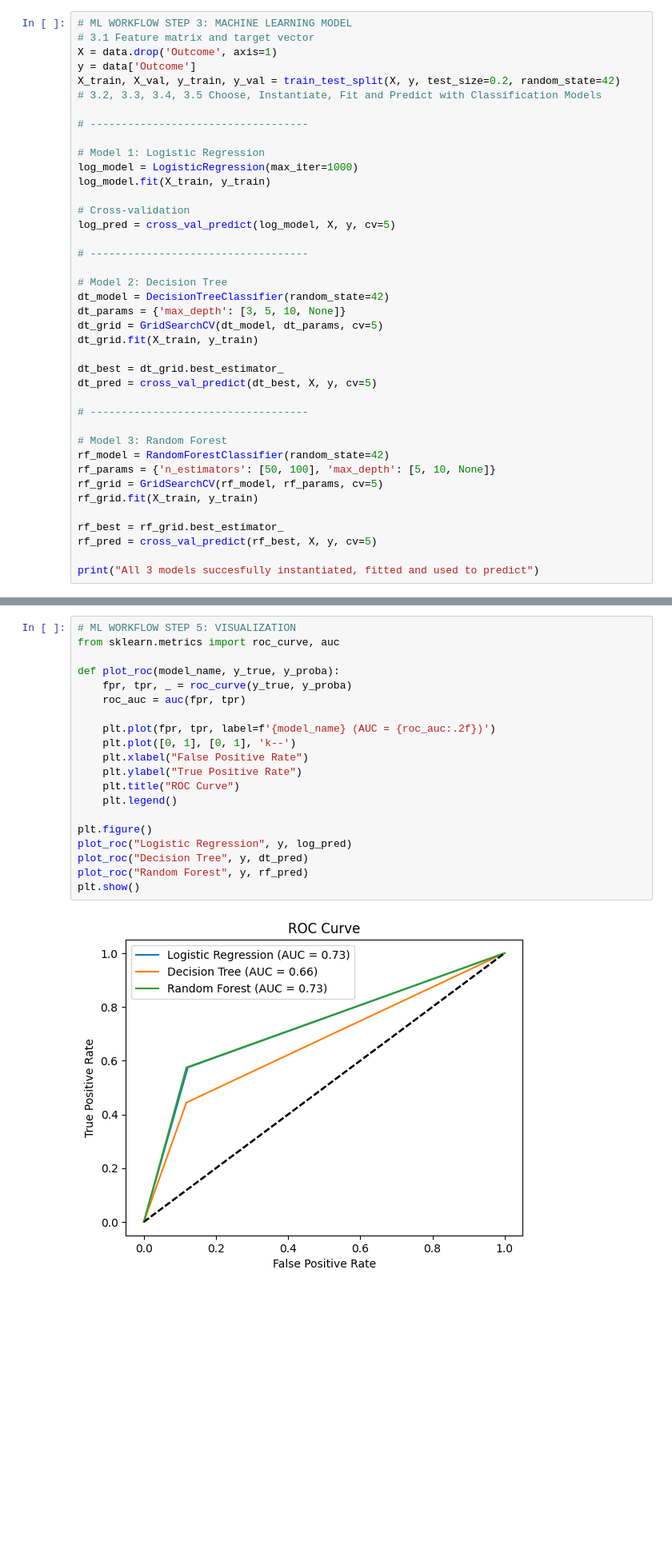
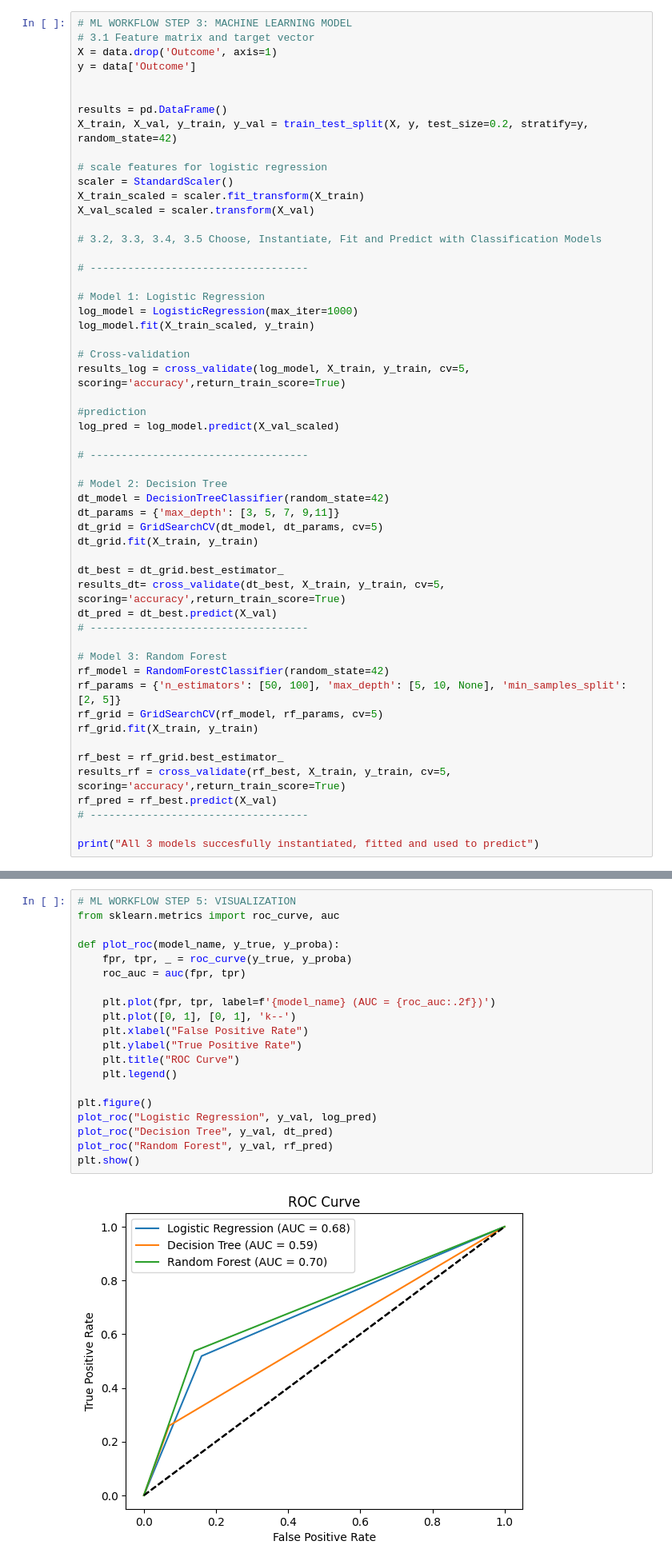
Before and after one commit to azlfa-anwar/Ensf444_project, a Jupyter notebook: Project.ipynb, the cells around one changed output, grey strips where cells are left out. Shown at 80% size. Saved outputs shown, nothing was run; the diff lists cells and outputs as text; blank space fills up the shorter version.

```diff
--- a/Project.ipynb
+++ b/Project.ipynb
@@ -50,39 +70,53 @@ memory usage: 54.1 KB
 # 3.1 Feature matrix and target vector
 X = data.drop('Outcome', axis=1)
 y = data['Outcome']
-X_train, X_val, y_train, y_val = train_test_split(X, y, test_size=0.2, random_state=42)
+
+
+results = pd.DataFrame()
+X_train, X_val, y_train, y_val = train_test_split(X, y, test_size=0.2, stratify=y, random_state=42)
+
+# scale features for logistic regression
+scaler = StandardScaler()
+X_train_scaled = scaler.fit_transform(X_train)
+X_val_scaled = scaler.transform(X_val)
+
 # 3.2, 3.3, 3.4, 3.5 Choose, Instantiate, Fit and Predict with Classification Models
 
 # -----------------------------------
 
 # Model 1: Logistic Regression
 log_model = LogisticRegression(max_iter=1000)
-log_model.fit(X_train, y_train)
+log_model.fit(X_train_scaled, y_train)
 
 # Cross-validation
-log_pred = cross_val_predict(log_model, X, y, cv=5)
+results_log = cross_validate(log_model, X_train, y_train, cv=5, scoring='accuracy',return_train_score=True)
+
+#prediction
+log_pred = log_model.predict(X_val_scaled)
 
 # -----------------------------------
 
 # Model 2: Decision Tree
 dt_model = DecisionTreeClassifier(random_state=42)
-dt_params = {'max_depth': [3, 5, 10, None]}
+dt_params = {'max_depth': [3, 5, 7, 9,11]}
 dt_grid = GridSearchCV(dt_model, dt_params, cv=5)
 dt_grid.fit(X_train, y_train)
 
 dt_best = dt_grid.best_estimator_
-dt_pred = cross_val_predict(dt_best, X, y, cv=5)
-
+results_dt= cross_validate(dt_best, X_train, y_train, cv=5, scoring='accuracy',return_train_score=True)
+dt_pred = dt_best.predict(X_val)
 # -----------------------------------
 
 # Model 3: Random Forest
 rf_model = RandomForestClassifier(random_state=42)
-rf_params = {'n_estimators': [50, 100], 'max_depth': [5, 10, None]}
+rf_params = {'n_estimators': [50, 100], 'max_depth': [5, 10, None], 'min_samples_split': [2, 5]}
 rf_grid = GridSearchCV(rf_model, rf_params, cv=5)
 rf_grid.fit(X_train, y_train)
 
 rf_best = rf_grid.best_estimator_
-rf_pred = cross_val_predict(rf_best, X, y, cv=5)
+results_rf = cross_validate(rf_best, X_train, y_train, cv=5, scoring='accuracy',return_train_score=True)
+rf_pred = rf_best.predict(X_val)
+# -----------------------------------
 
 print("All 3 models succesfully instantiated, fitted and used to predict")
 # %% [output]
@@ -144,22 +212,22 @@ Recall: 0.5746268656716418
 # %%
 # ML WORKFLOW STEP 5: VISUALIZATION
 from sklearn.metrics import roc_curve, auc
 
 def plot_roc(model_name, y_true, y_proba):
     fpr, tpr, _ = roc_curve(y_true, y_proba)
     roc_auc = auc(fpr, tpr)
 
     plt.plot(fpr, tpr, label=f'{model_name} (AUC = {roc_auc:.2f})')
     plt.plot([0, 1], [0, 1], 'k--')
     plt.xlabel("False Positive Rate")
     plt.ylabel("True Positive Rate")
     plt.title("ROC Curve")
     plt.legend()
 
 plt.figure()
-plot_roc("Logistic Regression", y, log_pred)
-plot_roc("Decision Tree", y, dt_pred)
-plot_roc("Random Forest", y, rf_pred)
+plot_roc("Logistic Regression", y_val, log_pred)
+plot_roc("Decision Tree", y_val, dt_pred)
+plot_roc("Random Forest", y_val, rf_pred)
 plt.show()
 # %% [output]
-[figure, old version]
+[figure, new version]
```
Also changed, not shown: parts of 3 cells of this notebook.
